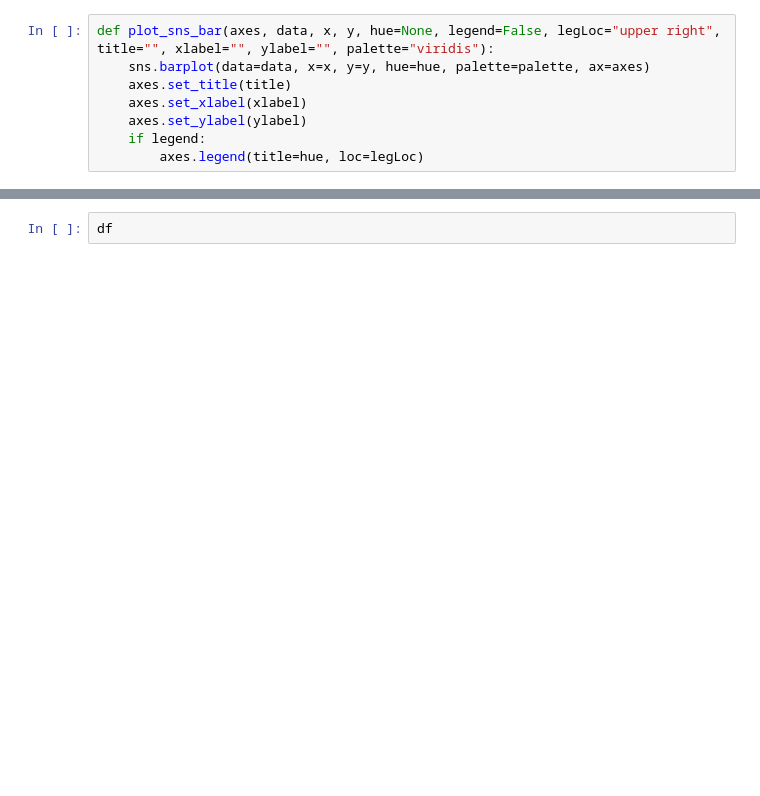
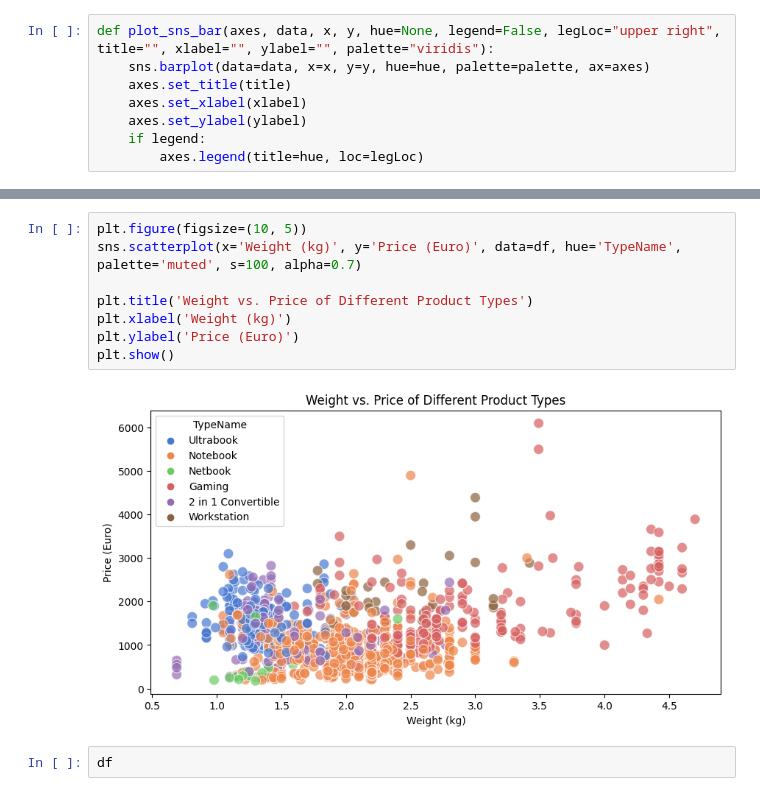
Before and after one commit to FarzanehSoltanzadeh/Regression, a Jupyter notebook: Multivariate Linear Regression/Implementation.ipynb, the cells around one changed output, grey strips where cells are left out. Saved outputs shown, nothing was run; the diff lists cells and outputs as text; blank space fills up the shorter version.

```diff
--- a/Multivariate Linear Regression/Implementation.ipynb
+++ b/Multivariate Linear Regression/Implementation.ipynb
@@ -307,3 +336,13 @@ plt.show()
+# %%
+plt.figure(figsize=(10, 5))
+sns.scatterplot(x='Weight (kg)', y='Price (Euro)', data=df, hue='TypeName', palette='muted', s=100, alpha=0.7)
+
+plt.title('Weight vs. Price of Different Product Types')
+plt.xlabel('Weight (kg)')
+plt.ylabel('Price (Euro)')
+plt.show()
+# %% [output]
+[figure, added]
 # %%
 df
 # %% [output]
```
Also changed, not shown: parts of 7 cells of this notebook.
